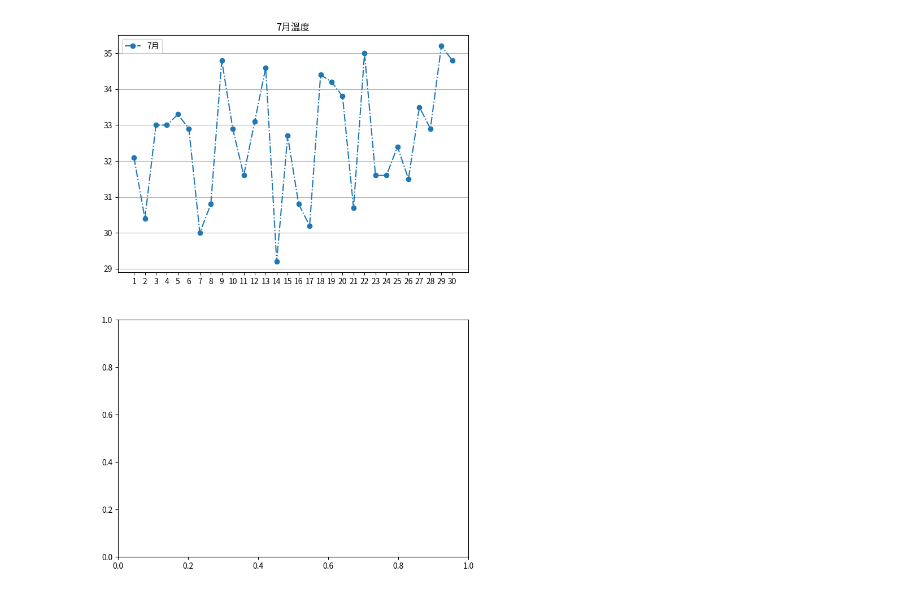
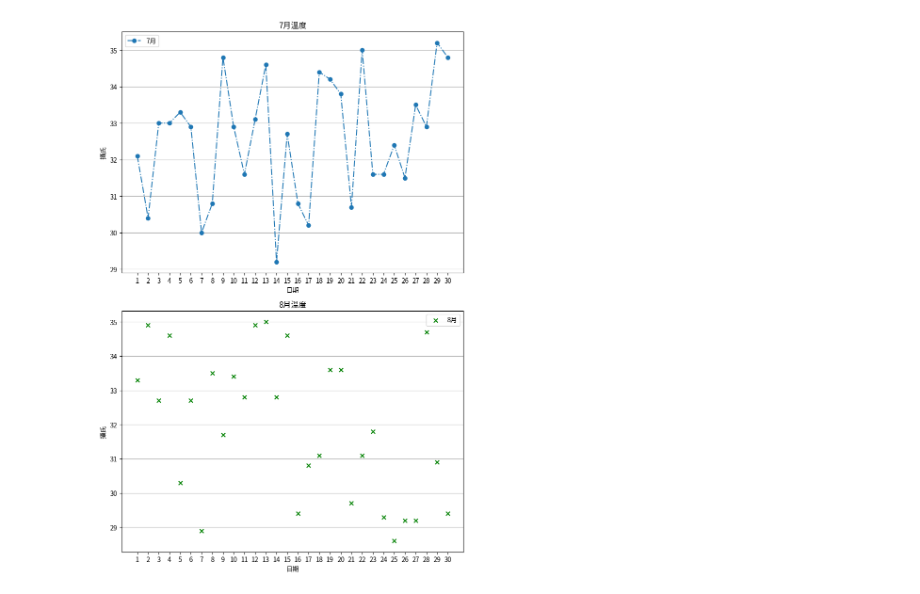
Before and after one commit to Marschang2025/python__analysis, a Jupyter notebook: lesson14/lesson14_3.ipynb, the cells around one changed output. Saved outputs shown, nothing was run; the diff lists cells and outputs as text; code cells hidden in the pictures.

```diff
--- a/lesson14/lesson14_3.ipynb
+++ b/lesson14/lesson14_3.ipynb
@@ -18,14 +18,24 @@ august = [round(random.uniform(28.5, 35.2),ndigits=1) for _ in range(1,31)]
 # %%
 figure = plt.figure(figsize=(8, 12))
 axes1 = figure.add_subplot(2,1,1)
 axes1.plot(days,july,marker='o',linestyle='-.',label='7月')
 axes1.set_xticks(days)
 axes1.legend()
 axes1.grid(axis='y')
 axes1.set_title('7月溫度')
+axes1.set_xlabel("日期")
+axes1.set_ylabel("攝氏")
 
 axes2 = figure.add_subplot(2,1,2)
+axes2.scatter(days,august,marker='x',label='8月',color='g')
+axes2.set_xticks(days)
+axes2.legend()
+axes2.grid(axis='y')
+axes2.set_title('8月溫度')
+axes2.set_xlabel("日期")
+axes2.set_ylabel("攝氏")
+plt.tight_layout()
 plt.show()
 plt.close()
 # %% [output]
-[figure, old version]
+[figure, new version]
```
